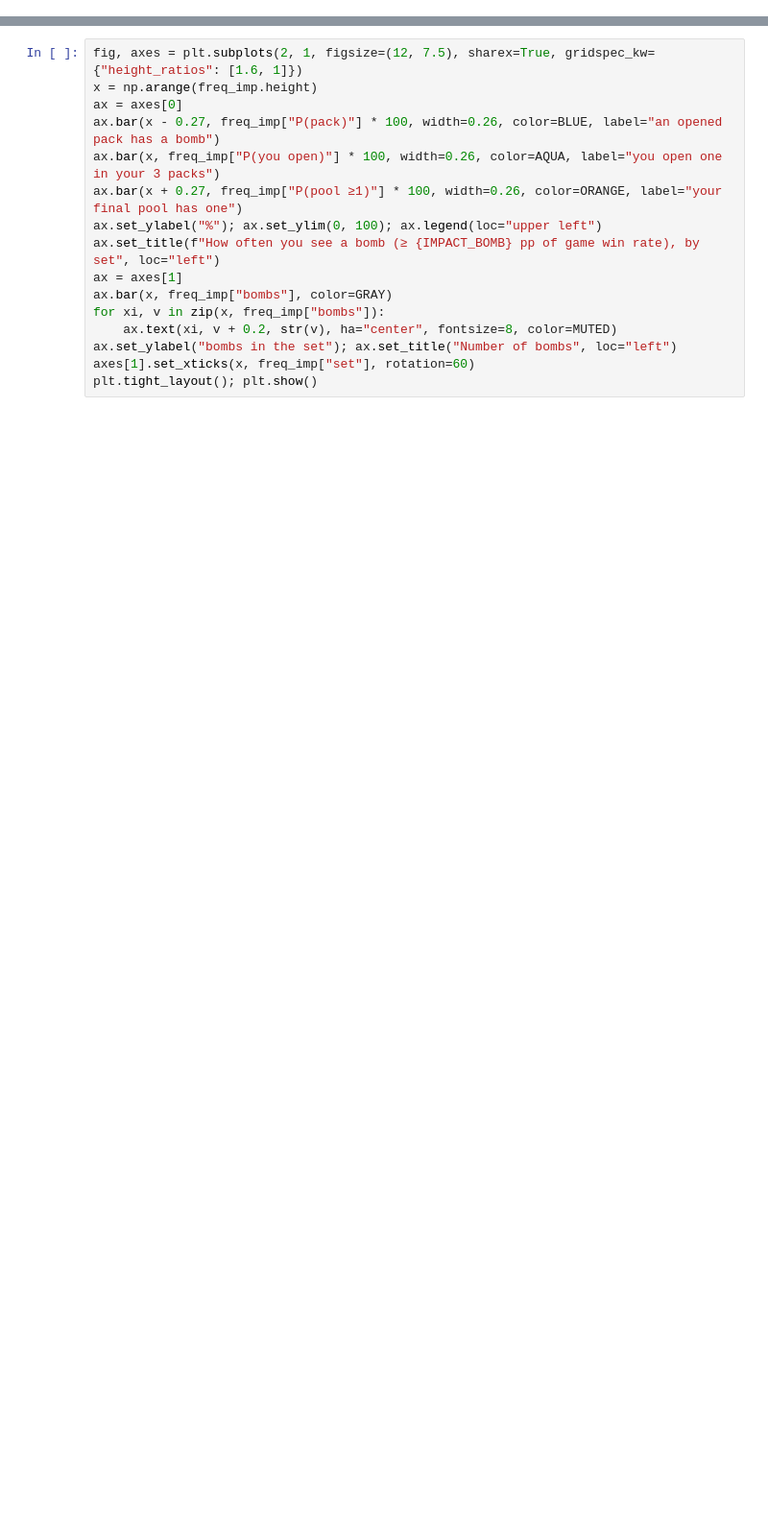
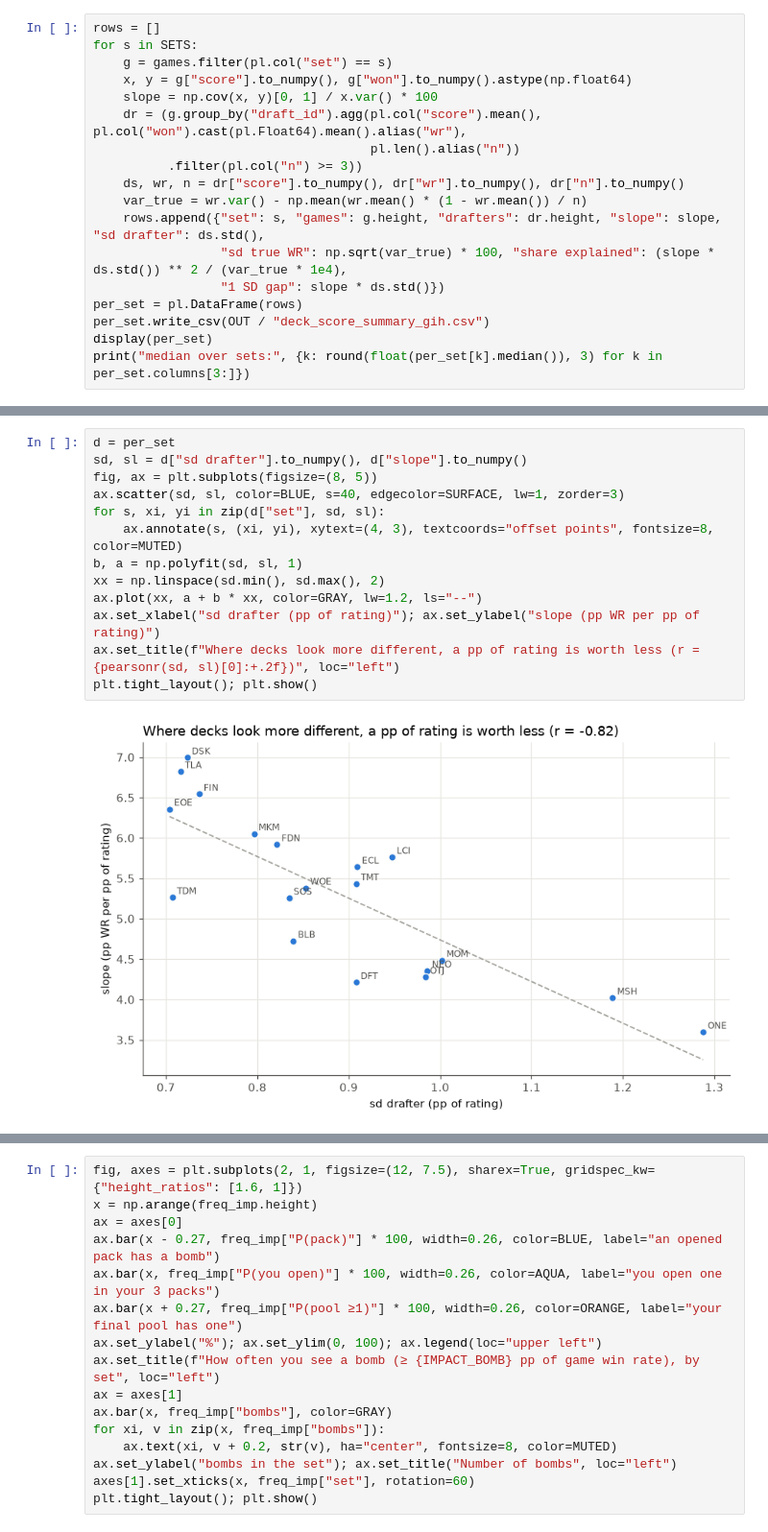
Before and after one commit to zscore/mtg-open-lane, a Jupyter notebook: notebooks/bombs.ipynb, the cells around one changed output, grey strips where cells are left out. Shown at 96% size. Drawn from its saved outputs; the diff is of its cells as text; blank space fills up the shorter version.

```diff
--- a/notebooks/bombs.ipynb
+++ b/notebooks/bombs.ipynb
@@ -1043,0 +217,18 @@ across sets, r(bomb count, P(pool ≥1)) = 0.93
+# %%
+rows = []
+for s in SETS:
+    g = games.filter(pl.col("set") == s)
+    x, y = g["score"].to_numpy(), g["won"].to_numpy().astype(np.float64)
+    slope = np.cov(x, y)[0, 1] / x.var() * 100
+    dr = (g.group_by("draft_id").agg(pl.col("score").mean(), pl.col("won").cast(pl.Float64).mean().alias("wr"),
+                                     pl.len().alias("n"))
+          .filter(pl.col("n") >= 3))
+    ds, wr, n = dr["score"].to_numpy(), dr["wr"].to_numpy(), dr["n"].to_numpy()
+    var_true = wr.var() - np.mean(wr.mean() * (1 - wr.mean()) / n)
+    rows.append({"set": s, "games": g.height, "drafters": dr.height, "slope": slope, "sd drafter": ds.std(),
+                 "sd true WR": np.sqrt(var_true) * 100, "share explained": (slope * ds.std()) ** 2 / (var_true * 1e4),
+                 "1 SD gap": slope * ds.std()})
+per_set = pl.DataFrame(rows)
+per_set.write_csv(OUT / "deck_score_summary_gih.csv")
+display(per_set)
+print("median over sets:", {k: round(float(per_set[k].median()), 3) for k in per_set.columns[3:]})
@@ -1043,0 +277,15 @@ across sets, r(bomb count, P(pool ≥1)) = 0.93
+# %%
+d = per_set
+sd, sl = d["sd drafter"].to_numpy(), d["slope"].to_numpy()
+fig, ax = plt.subplots(figsize=(8, 5))
+ax.scatter(sd, sl, color=BLUE, s=40, edgecolor=SURFACE, lw=1, zorder=3)
+for s, xi, yi in zip(d["set"], sd, sl):
+    ax.annotate(s, (xi, yi), xytext=(4, 3), textcoords="offset points", fontsize=8, color=MUTED)
+b, a = np.polyfit(sd, sl, 1)
+xx = np.linspace(sd.min(), sd.max(), 2)
+ax.plot(xx, a + b * xx, color=GRAY, lw=1.2, ls="--")
+ax.set_xlabel("sd drafter (pp of rating)"); ax.set_ylabel("slope (pp WR per pp of rating)")
+ax.set_title(f"Where decks look more different, a pp of rating is worth less (r = {pearsonr(sd, sl)[0]:+.2f})", loc="left")
+plt.tight_layout(); plt.show()
+# %% [output]
+[figure, added]
```
Also changed, not shown: parts of 51 cells of this notebook, 7 other files.
